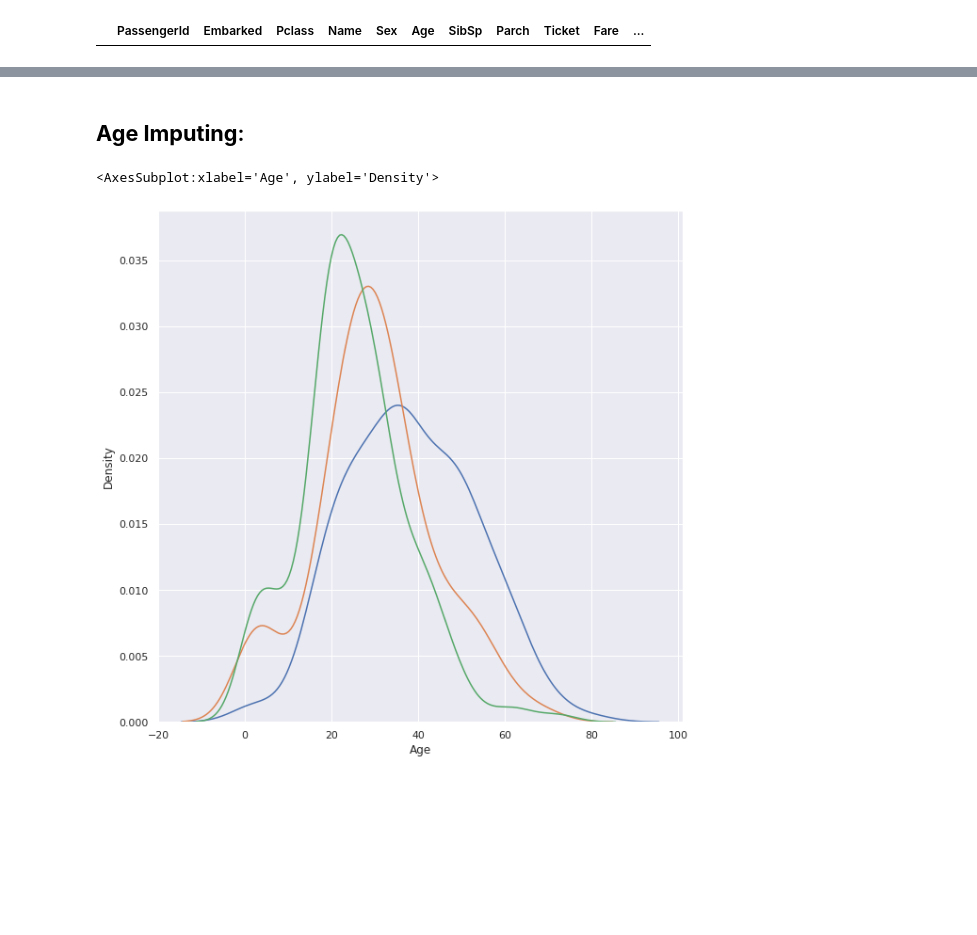
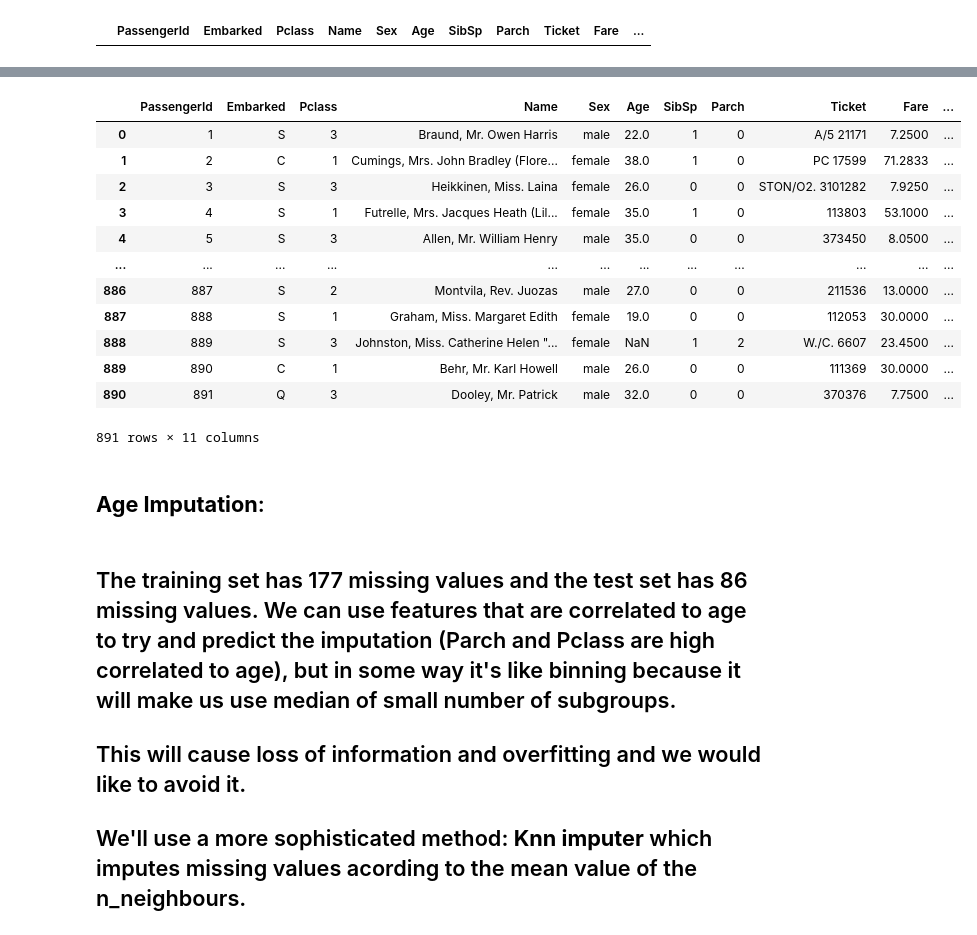
Before and after one commit to NirLalum/Titanic-ML-From-Disaster, a Jupyter notebook: Titanic.ipynb, the cells around one changed output, grey strips where cells are left out. Saved outputs shown, nothing was run; the diff lists cells and outputs as text; code cells hidden in the pictures; blank space fills up the shorter version.

```diff
--- a/Titanic.ipynb
+++ b/Titanic.ipynb
@@ -435,9 +466,24 @@ df[df['Embarked'].isnull()]
+# %%
+df.drop('Cabin', axis=1, inplace=True)
+df_test.drop('Cabin', axis=1, inplace=True)
+df
+# %% [output]
+|  | PassengerId | Embarked | Pclass | Name | Sex | Age | SibSp | Parch | Ticket | Fare | ... |
+| 0 | 1 | S | 3 | Braund, Mr. Owen Harris | male | 22.0 | 1 | 0 | A/5 21171 | 7.2500 | ... |
+| 1 | 2 | C | 1 | Cumings, Mrs. John Bradley (Flore... | female | 38.0 | 1 | 0 | PC 17599 | 71.2833 | ... |
+| 2 | 3 | S | 3 | Heikkinen, Miss. Laina | female | 26.0 | 0 | 0 | STON/O2. 3101282 | 7.9250 | ... |
+| 3 | 4 | S | 1 | Futrelle, Mrs. Jacques Heath (Lil... | female | 35.0 | 1 | 0 | 113803 | 53.1000 | ... |
+| 4 | 5 | S | 3 | Allen, Mr. William Henry | male | 35.0 | 0 | 0 | 373450 | 8.0500 | ... |
+| ... | ... | ... | ... | ... | ... | ... | ... | ... | ... | ... | ... |
+| 886 | 887 | S | 2 | Montvila, Rev. Juozas | male | 27.0 | 0 | 0 | 211536 | 13.0000 | ... |
+| 887 | 888 | S | 1 | Graham, Miss. Margaret Edith | female | 19.0 | 0 | 0 | 112053 | 30.0000 | ... |
+| 888 | 889 | S | 3 | Johnston, Miss. Catherine Helen "... | female | NaN | 1 | 2 | W./C. 6607 | 23.4500 | ... |
+| 889 | 890 | C | 1 | Behr, Mr. Karl Howell | male | 26.0 | 0 | 0 | 111369 | 30.0000 | ... |
+| 890 | 891 | Q | 3 | Dooley, Mr. Patrick | male | 32.0 | 0 | 0 | 370376 | 7.7500 | ... |
+891 rows × 11 columns
 # %% [markdown]
-## **Age Imputing**:
+## **Age Imputation**:
-# %%
-sns.kdeplot(data=df[df['Pclass']==1], x='Age')
-sns.kdeplot(data=df[df['Pclass']==2], x='Age')
-sns.kdeplot(data=df[df['Pclass']==3], x='Age')
-# %% [output]
-<AxesSubplot:xlabel='Age', ylabel='Density'>
-[figure, removed]
+# %% [markdown]
+## The training set has 177 missing values and the test set has 86 missing values. We can use features that are correlated to age to try and predict the imputation (Parch and Pclass are high correlated to age), but in some way it's like binning because it will make us use median of small number of subgroups.
+## This will cause loss of information and overfitting and we would like to avoid it.
+## We'll use a more sophisticated method: **Knn imputer** which imputes missing values acording to the mean value of the n_neighbours.
```
Also changed, not shown: parts of 26 cells of this notebook.
